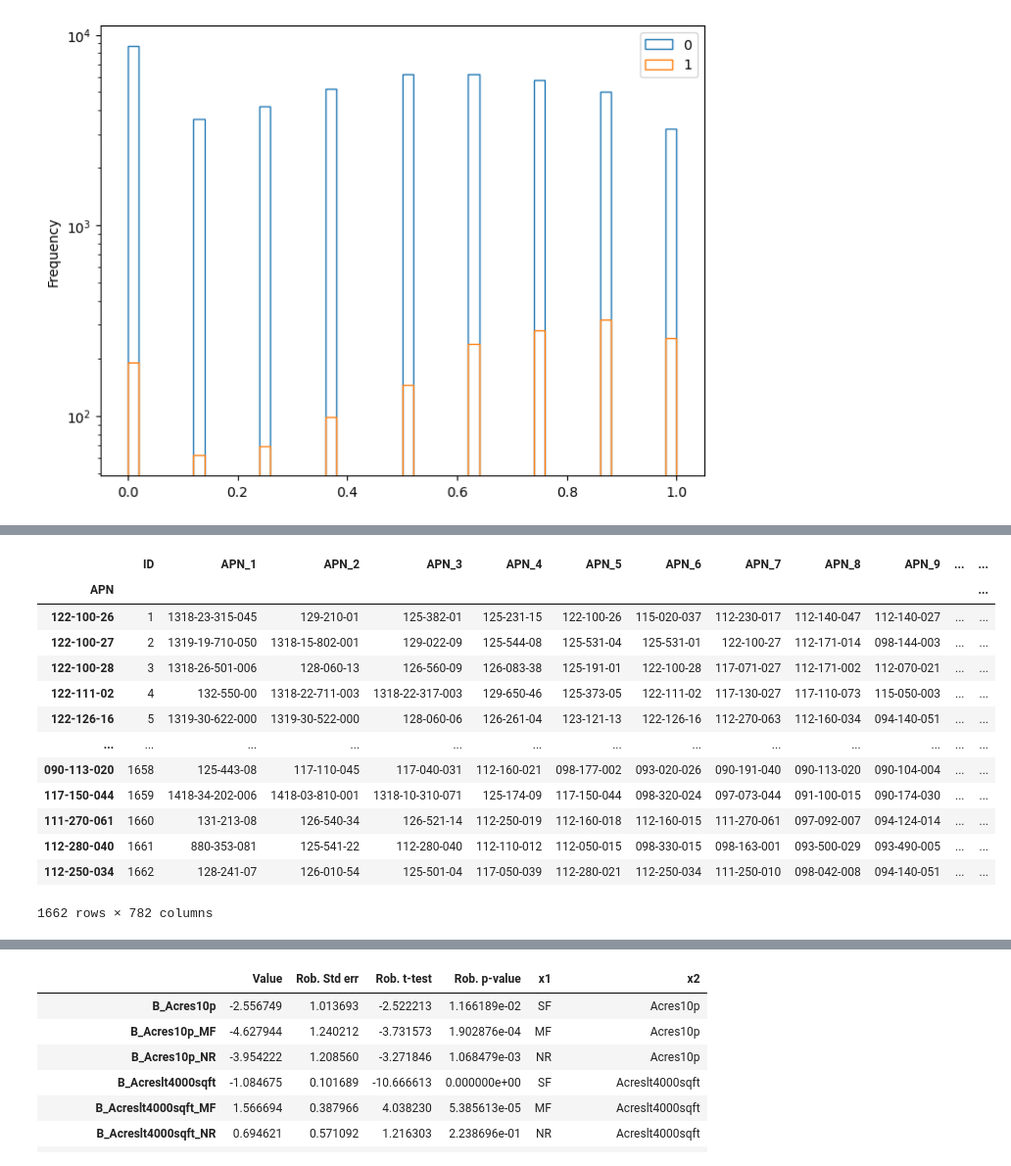
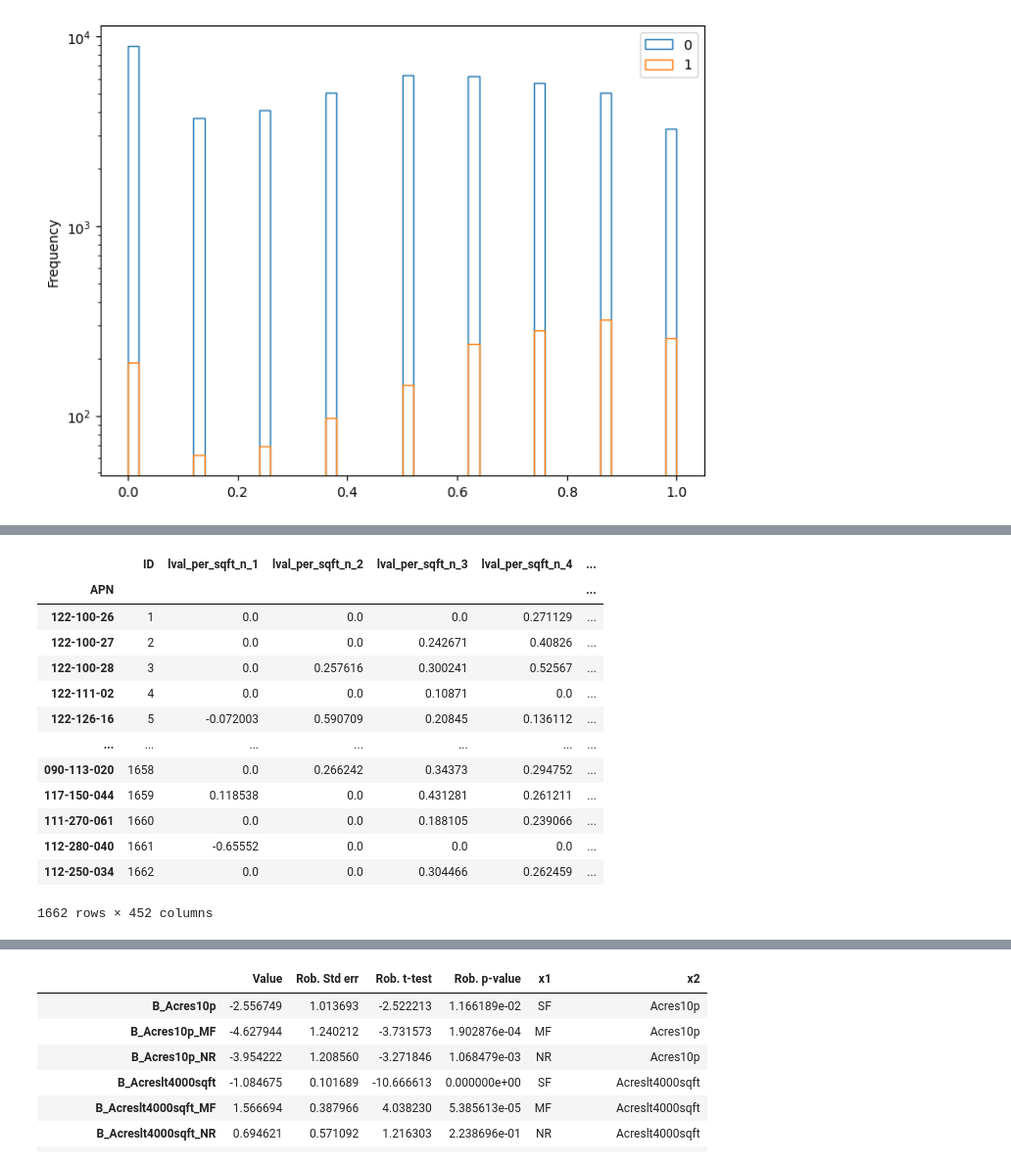
Before and after one commit to ManhanGroup/OLAF-TRPA, a Jupyter notebook: SupplyModelEstimation.ipynb, the cells around one changed output, grey strips where cells are left out. Shown at 98% size. Cells and saved outputs as stored; diff of their text form; code cells hidden in the pictures.

```diff
--- a/SupplyModelEstimation.ipynb
+++ b/SupplyModelEstimation.ipynb
@@ -466,0 +657,10 @@ Parcels['neighbors_age_n']=Parcels['neighbors_age_n']/Parcels['neighbors_age_n']
+# %%
+SLD['GEOID10']=SLD['GEOID10'].map(lambda x: str(x).zfill(12))
+bg_gdf=bg_gdf.merge(SLD[selcols], left_on='GEOID', right_on='GEOID10').to_crs(mycrs)
+Parcels['centroid']=Parcels.geometry.centroid
+Parcels['polygeom']=Parcels.geometry
+Parcels.set_geometry('centroid', inplace=True)
+Parcels.plot()
+Parcels=Parcels.sjoin(bg_gdf, predicate='within', how='left')
+Parcels.set_geometry('polygeom', inplace=True)
+Parcels.plot()
@@ -467,3 +671,21 @@ Parcels['neighbors_age_n']=Parcels['neighbors_age_n']/Parcels['neighbors_age_n']
 # %%
-Parcels.loc[(Parcels.YEAR_BUILT>2010) & (Parcels.BUILDING_SQFT>0),'EXISTING_LANDUSE'].unique()
+
+from statsmodels.stats.outliers_influence import variance_inflation_factor
+
+def calculate_vif(df, thresh=3):
+  #Calculates VIF for each feature in the dataframe and returns a list of features with VIF below a threshold.
+
+  columns = list(df.columns)
+  vif = [variance_inflation_factor(df[columns].values, i) for i in range(len(columns))]
+  print(vif)
+  low_collinearity_features = [columns[i] for i, v in enumerate(vif) if v <= thresh]
+  return low_collinearity_features
+
+sel_variables=['lval_per_sqft_n', 'neighbors_per_AS_IMPROVALUE','neighbors_age_n',
+               'neighbors_FAR','neighbors_per_built','neighbors_lval_per_sqft_n','neighbors_bldsqft_per_unit_n',
+         'WITHIN_TRPA_BNDY','cnt_intersections_n','isbailey4p', 'isbailey3', 'is_towncenter',
+               'is_outsidebuffer', 'IPES_SCORE_n','dist2tahoe_n', 'Acres10p', 'Acreslt4000sqft' ]+selcols[2:]
+
+low_vif_features = calculate_vif(Parcels[sel_variables].fillna(0).copy())  # Avoid modifying the original dataframe
+low_vif_features
 # %% [output]
@@ -473,0 +705,10 @@ array(['Single Family Residential', 'Condominium',
+# %%
+#drop columns with less than 1% variance
+variance =Parcels[sel_variables].replace([np.inf, -np.inf,np.nan], 0).var()
+
+X_cols_n = [ ]
+
+for i in range(0,len(variance)):
+    if variance.iloc[i]>=0.01: #setting the threshold as 1%
+        X_cols_n.append(sel_variables[i])
+X_cols_n
@@ -646,33 +975,28 @@ all_alternatives.sort_values(by=['ID','Alt_ID'])
 # %%
-sel_variables=['APN','usableland','AS_LANDVALUE','per_AS_IMPROVALUE','FAR','lval_per_sqft_n', 'neighbors_per_AS_IMPROVALUE',
-               'neighbors_FAR','neighbors_per_built','neighbors_lval_per_sqft_n','neighbors_bldsqft_per_unit_n','neighbors_age_n',
-         'WITHIN_TRPA_BNDY','cnt_intersections_n','isbailey4p', 'isbailey3', 'is_towncenter', 'is_outsidebuffer', 'IPES_SCORE_n', 'dist2tahoe_n',
-         'Acres10p', 'Acres5to10', 'Acres1to5', 'Acreshalfto1acres', 'Acresquartertohalfacres','Acreslt4000sqft']
-
 df_w=all_alternatives.pivot(index='ID', columns='Alt_ID', values=sel_variables+['choice','chosen'])
 df_w.columns=[f'{col[0]}_{col[1]}' for col in df_w.columns]
 df_w.reset_index(inplace=True)
 df_w['choice']=df_w[[f'chosen_{c}' for c in range(1,31)]].idxmax(axis=1).map(lambda x: int(x.split('_')[1]))
 df_w['APN']=df_w['choice_1']
 df_w.drop(columns=['choice_'+str(i) for i in range(1,31)], inplace=True)
 df_w.drop(columns=[f'chosen_{c}' for c in range(1,31)], inplace=True)
 #df_w[df_w.columns[df_w.dtypes=='object'][30:-1]]=df_w[df_w.columns[df_w.dtypes=='object'][30:-1]].apply(pd.to_numeric, errors='coerce')
 df_w.set_index('APN')
 # %% [output]
-|  | ID | APN_1 | APN_2 | APN_3 | APN_4 | APN_5 | APN_6 | APN_7 | APN_8 | APN_9 | ... | ... |
-| APN |  |  |  |  |  |  |  |  |  |  |  | ... |
-| 122-100-26 | 1 | 1318-23-315-045 | 129-210-01 | 125-382-01 | 125-231-15 | 122-100-26 | 115-020-037 | 112-230-017 | 112-140-047 | 112-140-027 | ... | ... |
-| 122-100-27 | 2 | 1319-19-710-050 | 1318-15-802-001 | 129-022-09 | 125-544-08 | 125-531-04 | 125-531-01 | 122-100-27 | 112-171-014 | 098-144-003 | ... | ... |
-| 122-100-28 | 3 | 1318-26-501-006 | 128-060-13 | 126-560-09 | 126-083-38 | 125-191-01 | 122-100-28 | 117-071-027 | 112-171-002 | 112-070-021 | ... | ... |
-| 122-111-02 | 4 | 132-550-00 | 1318-22-711-003 | 1318-22-317-003 | 129-650-46 | 125-373-05 | 122-111-02 | 117-130-027 | 117-110-073 | 115-050-003 | ... | ... |
-| 122-126-16 | 5 | 1319-30-622-000 | 1319-30-522-000 | 128-060-06 | 126-261-04 | 123-121-13 | 122-126-16 | 112-270-063 | 112-160-034 | 094-140-051 | ... | ... |
-| ... | ... | ... | ... | ... | ... | ... | ... | ... | ... | ... | ... | ... |
-| 090-113-020 | 1658 | 125-443-08 | 117-110-045 | 117-040-031 | 112-160-021 | 098-177-002 | 093-020-026 | 090-191-040 | 090-113-020 | 090-104-004 | ... | ... |
-| 117-150-044 | 1659 | 1418-34-202-006 | 1418-03-810-001 | 1318-10-310-071 | 125-174-09 | 117-150-044 | 098-320-024 | 097-073-044 | 091-100-015 | 090-174-030 | ... | ... |
-| 111-270-061 | 1660 | 131-213-08 | 126-540-34 | 126-521-14 | 112-250-019 | 112-160-018 | 112-160-015 | 111-270-061 | 097-092-007 | 094-124-014 | ... | ... |
-| 112-280-040 | 1661 | 880-353-081 | 125-541-22 | 112-280-040 | 112-110-012 | 112-050-015 | 098-330-015 | 098-163-001 | 093-500-029 | 093-490-005 | ... | ... |
-| 112-250-034 | 1662 | 128-241-07 | 126-010-54 | 125-501-04 | 117-050-039 | 112-280-021 | 112-250-034 | 111-250-010 | 098-042-008 | 094-140-051 | ... | ... |
+|  | ID | lval_per_sqft_n_1 | lval_per_sqft_n_2 | lval_per_sqft_n_3 | lval_per_sqft_n_4 | ... |
+| APN |  |  |  |  |  | ... |
+| 122-100-26 | 1 | 0.0 | 0.0 | 0.0 | 0.271129 | ... |
+| 122-100-27 | 2 | 0.0 | 0.0 | 0.242671 | 0.40826 | ... |
+| 122-100-28 | 3 | 0.0 | 0.257616 | 0.300241 | 0.52567 | ... |
+| 122-111-02 | 4 | 0.0 | 0.0 | 0.10871 | 0.0 | ... |
+| 122-126-16 | 5 | -0.072003 | 0.590709 | 0.20845 | 0.136112 | ... |
+| ... | ... | ... | ... | ... | ... | ... |
+| 090-113-020 | 1658 | 0.0 | 0.266242 | 0.34373 | 0.294752 | ... |
+| 117-150-044 | 1659 | 0.118538 | 0.0 | 0.431281 | 0.261211 | ... |
+| 111-270-061 | 1660 | 0.0 | 0.0 | 0.188105 | 0.239066 | ... |
+| 112-280-040 | 1661 | -0.65552 | 0.0 | 0.0 | 0.0 | ... |
+| 112-250-034 | 1662 | 0.0 | 0.0 | 0.304466 | 0.262459 | ... |
-1662 rows × 782 columns
+1662 rows × 452 columns
 # %%
 #Create 3 different market segmentations
 devtypes={'Single Family Residential':0,'Condominium':0,'Condominium Common Area':0, 'Multi-Family Residential':0, 'Commercial':1, 'Public Service':1, 'Tourist Accommodation' :1 }
```
Also changed, not shown: parts of 38 cells of this notebook.
